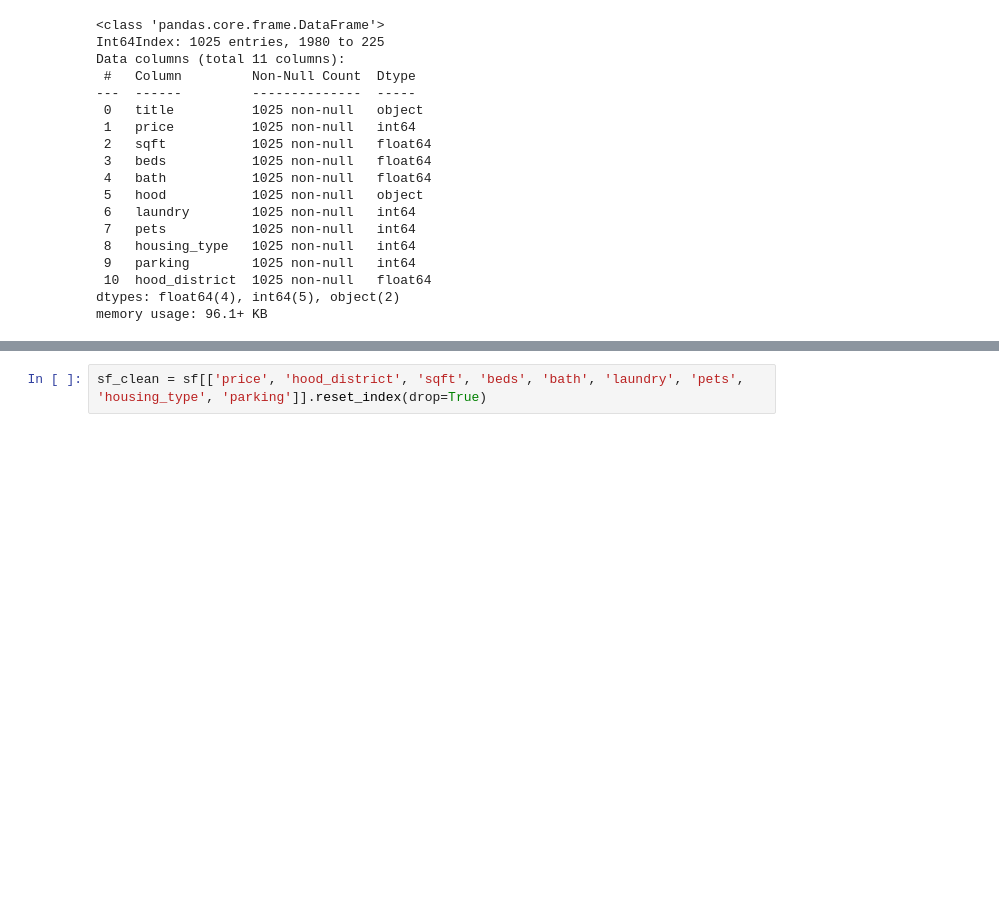
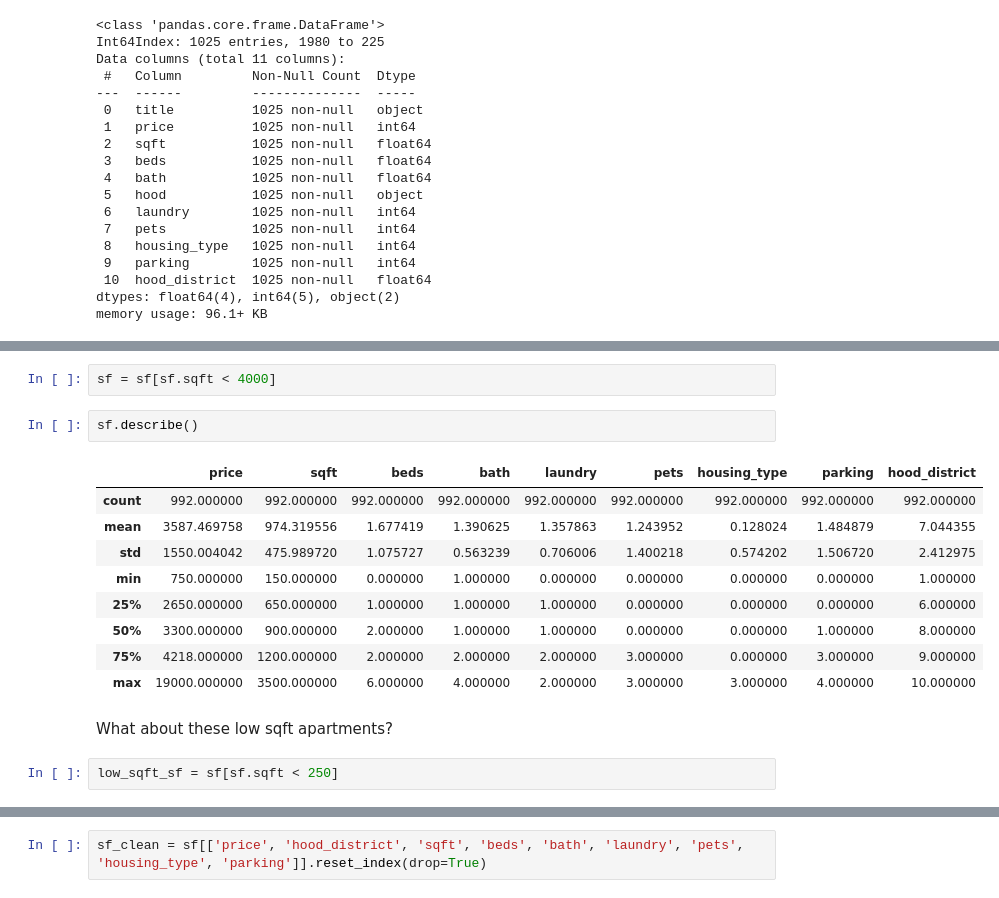
Before and after one commit to alfredjackieots/CL-housing-rent-predictions, a Jupyter notebook: data_cleaning.ipynb, the cells around one changed output, grey strips where cells are left out. Saved outputs shown, nothing was run; the diff lists cells and outputs as text; blank space fills up the shorter version.

```diff
--- a/data_cleaning.ipynb
+++ b/data_cleaning.ipynb
@@ -729,0 +881,18 @@ sf.head()
+# %%
+sf = sf[sf.sqft < 4000]
+# %%
+sf.describe()
+# %% [output]
+|  | price | sqft | beds | bath | laundry | pets | housing_type | parking | hood_district |
+| count | 992.000000 | 992.000000 | 992.000000 | 992.000000 | 992.000000 | 992.000000 | 992.000000 | 992.000000 | 992.000000 |
+| mean | 3587.469758 | 974.319556 | 1.677419 | 1.390625 | 1.357863 | 1.243952 | 0.128024 | 1.484879 | 7.044355 |
+| std | 1550.004042 | 475.989720 | 1.075727 | 0.563239 | 0.706006 | 1.400218 | 0.574202 | 1.506720 | 2.412975 |
+| min | 750.000000 | 150.000000 | 0.000000 | 1.000000 | 0.000000 | 0.000000 | 0.000000 | 0.000000 | 1.000000 |
+| 25% | 2650.000000 | 650.000000 | 1.000000 | 1.000000 | 1.000000 | 0.000000 | 0.000000 | 0.000000 | 6.000000 |
+| 50% | 3300.000000 | 900.000000 | 2.000000 | 1.000000 | 1.000000 | 0.000000 | 0.000000 | 1.000000 | 8.000000 |
+| 75% | 4218.000000 | 1200.000000 | 2.000000 | 2.000000 | 2.000000 | 3.000000 | 0.000000 | 3.000000 | 9.000000 |
+| max | 19000.000000 | 3500.000000 | 6.000000 | 4.000000 | 2.000000 | 3.000000 | 3.000000 | 4.000000 | 10.000000 |
+# %% [markdown]
+What about these low sqft apartments?
+# %%
+low_sqft_sf = sf[sf.sqft < 250]
```
Also changed, not shown: parts of 50 cells of this notebook, 2 other files.
